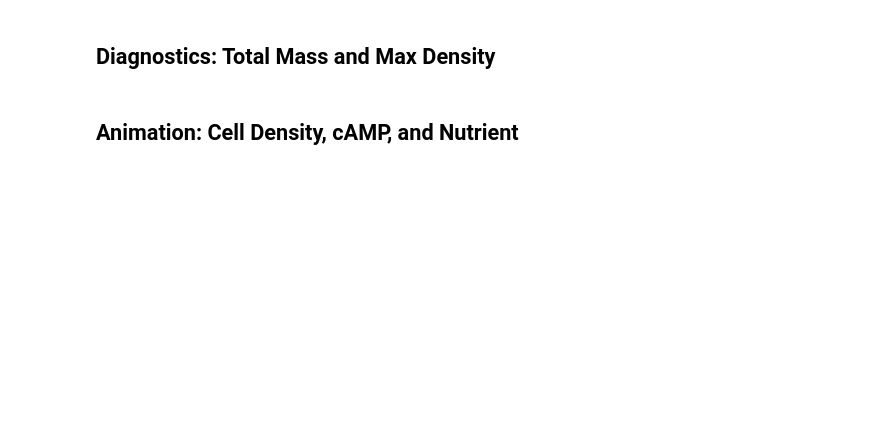
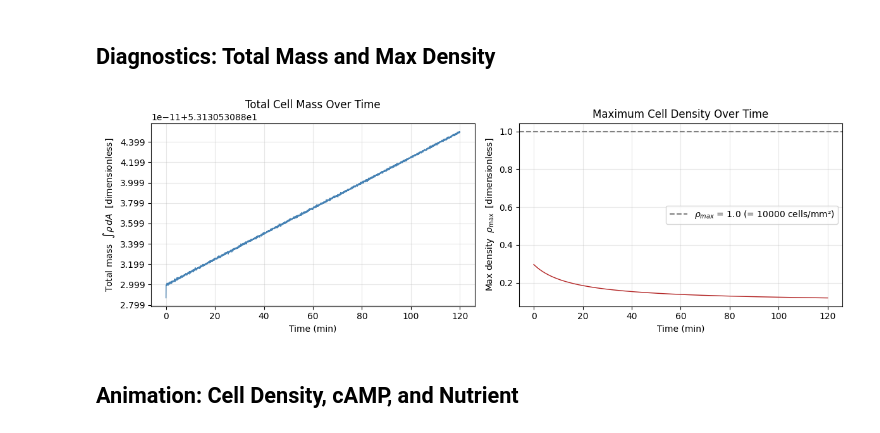
Before and after one commit to kylehtunis/keller-segel, a Jupyter notebook: analysis.ipynb, the cells around one changed output. Saved outputs shown, nothing was run; the diff lists cells and outputs as text; code cells hidden in the pictures; blank space fills up the shorter version.

```diff
--- a/analysis.ipynb
+++ b/analysis.ipynb
@@ -138,27 +185,31 @@ plt.show()
 # %%
 fig, (ax1, ax2) = plt.subplots(1, 2, figsize=(12, 4))
 
-# Total mass includes both snapshot and per-step recordings
-# Use per-step data for smooth plots
-steps = np.arange(len(result.total_mass))
+# total_mass / max_density are recorded once per step (+ initial), so n_steps+1 entries.
+# Convert to physical time in minutes.
+n_diag = len(result.total_mass)
+t_min_diag = np.linspace(0, dim.total_time_min, n_diag)
 
-ax1.plot(steps, result.total_mass, color="steelblue", linewidth=1)
-ax1.set_xlabel("Recording index")
-ax1.set_ylabel("Total mass $\\int \\rho \, dA$")
+ax1.plot(t_min_diag, result.total_mass, color="steelblue", linewidth=1)
+ax1.set_xlabel("Time (min)")
+ax1.set_ylabel("Total mass  $\\int \\rho\\, dA$  [dimensionless]")
 ax1.set_title("Total Cell Mass Over Time")
 ax1.grid(True, alpha=0.3)
 
-ax2.plot(steps, result.max_density, color="firebrick", linewidth=1)
-ax2.axhline(y=params.rho_max, color="gray", linestyle="--", label=f"$\\rho_{{max}}$ = {params.rho_max}")
-ax2.set_xlabel("Recording index")
-ax2.set_ylabel("Max density $\\rho_{max}$")
+ax2.plot(t_min_diag, result.max_density, color="firebrick", linewidth=1)
+ax2.axhline(y=params.rho_max, color="gray", linestyle="--",
+            label=f"$\\rho_{{max}}$ = {params.rho_max} (= {dim.rho_max_cells_per_mm2:.0f} cells/mm²)")
+ax2.set_xlabel("Time (min)")
+ax2.set_ylabel("Max density  $\\rho_\\mathrm{max}$  [dimensionless]")
 ax2.set_title("Maximum Cell Density Over Time")
 ax2.legend()
 ax2.grid(True, alpha=0.3)
 
 plt.tight_layout()
 plt.savefig("diagnostics.png", dpi=150, bbox_inches="tight")
 plt.show()
+# %% [output]
+[figure, added]
 # %% [markdown]
 ## Animation: Cell Density, cAMP, and Nutrient
 # %%
```
Also changed, not shown: parts of 9 cells of this notebook, 8 other files.
